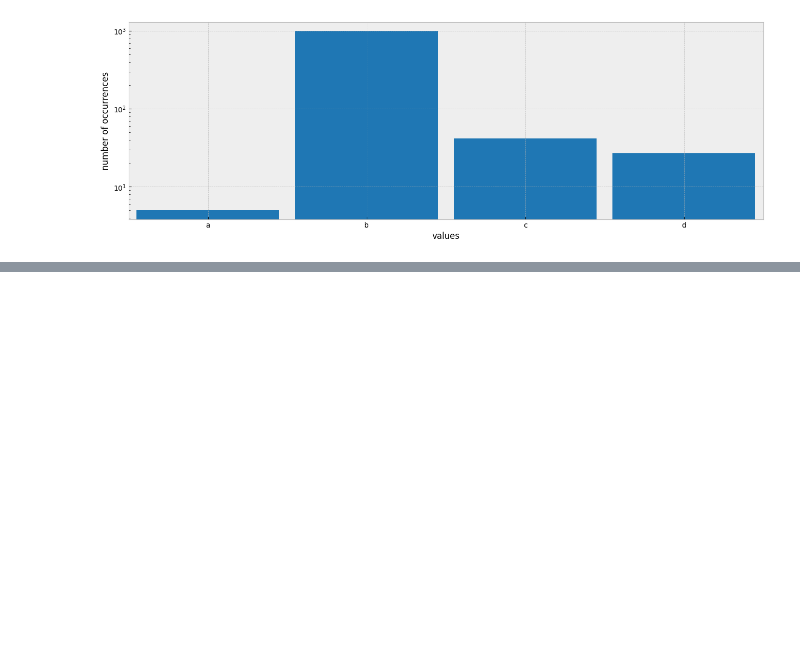
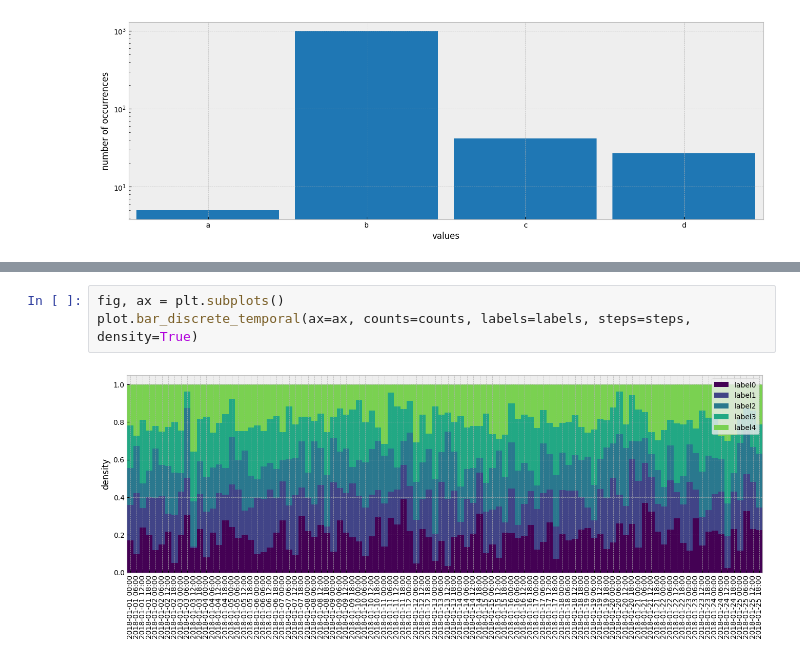
Before and after one commit to durandtibo/pandasx, a Jupyter notebook: notebooks/plot.ipynb, the cells around one changed output, grey strips where cells are left out. Drawn from its saved outputs; the diff is of its cells as text; blank space fills up the shorter version.

```diff
--- a/notebooks/plot.ipynb
+++ b/notebooks/plot.ipynb
@@ -100,0 +126,5 @@ plot.bar_discrete(ax, names=["a", "b", "c", "d"], counts=[5, 1001, 42, 27])
+# %%
+fig, ax = plt.subplots()
+plot.bar_discrete_temporal(ax=ax, counts=counts, labels=labels, steps=steps, density=True)
+# %% [output]
+[figure, added]
```
Also changed, not shown: parts of 10 cells of this notebook.
